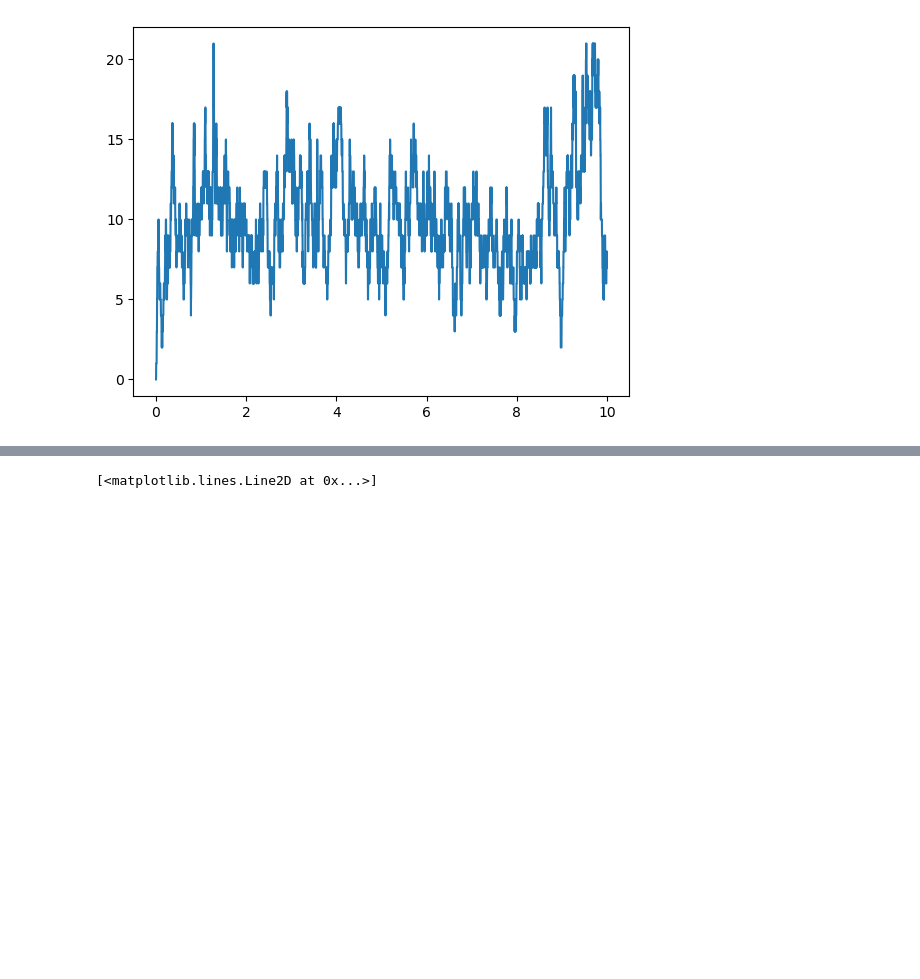
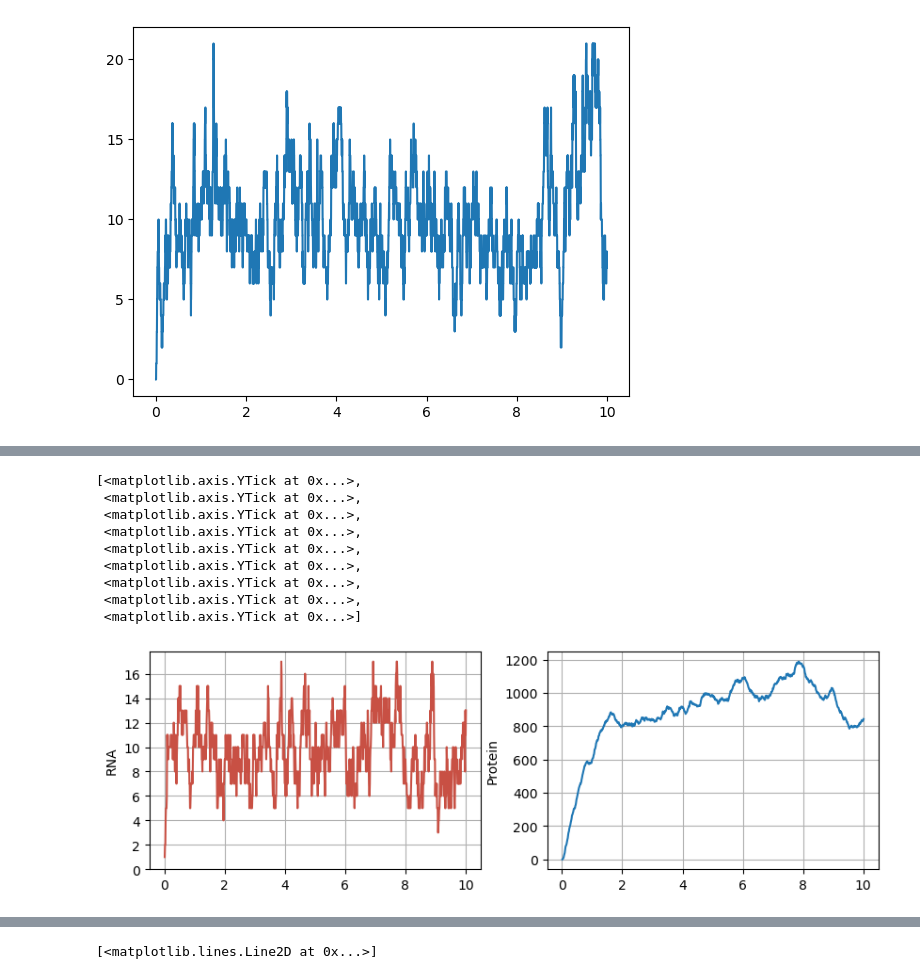
Before and after one commit to canietoa/SimCellBiology, a Jupyter notebook: RNAvsProtein.ipynb, the cells around one changed output, grey strips where cells are left out. Drawn from its saved outputs; the diff is of its cells as text; code cells hidden in the pictures; blank space fills up the shorter version.

```diff
--- a/RNAvsProtein.ipynb
+++ b/RNAvsProtein.ipynb
@@ -101,3 +113,25 @@ dfcells=pd.DataFrame(data,columns=['Cell','Time','R','Prot'])
+# %%
+dfcells=pd.read_csv('RNAvsProt.csv')
+dfcell=dfcells[dfcells.Cell==30]
+fig,ax=plt.subplots(1,2,figsize=(10,3))
+ax[1].plot(dfcell.Time,dfcell.Prot)
+ax[0].plot(dfcell.Time,dfcell.R,'#C85044')
+ax[1].grid()
+ax[0].grid()
+ax[0].set_ylabel('RNA')
+ax[1].set_ylabel('Protein')
+ax[0].set_yticks(np.arange(0,18,2))
+# %% [output]
+[<matplotlib.axis.YTick at 0x...>,
+ <matplotlib.axis.YTick at 0x...>,
+ <matplotlib.axis.YTick at 0x...>,
+ <matplotlib.axis.YTick at 0x...>,
+ <matplotlib.axis.YTick at 0x...>,
+ <matplotlib.axis.YTick at 0x...>,
+ <matplotlib.axis.YTick at 0x...>,
+ <matplotlib.axis.YTick at 0x...>,
+ <matplotlib.axis.YTick at 0x...>]
+[figure, added]
 # %%
 data=[]
 for time in dfcells.Time.unique():
```
Also changed, not shown: parts of 6 cells of this notebook.
